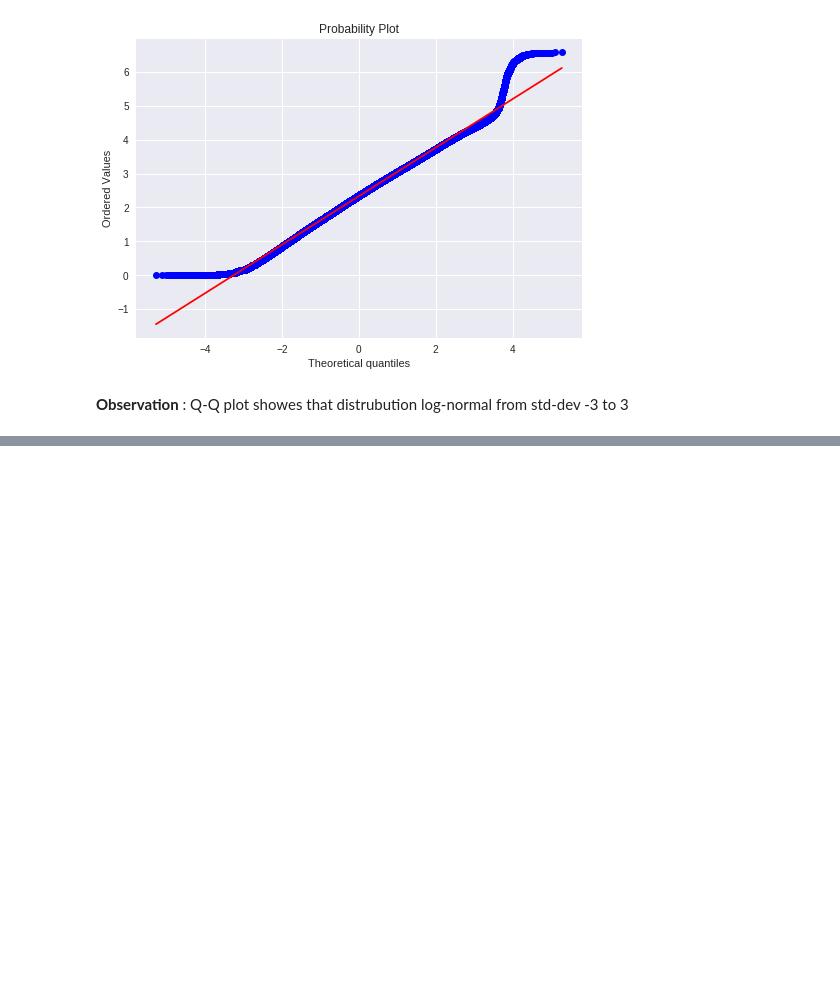
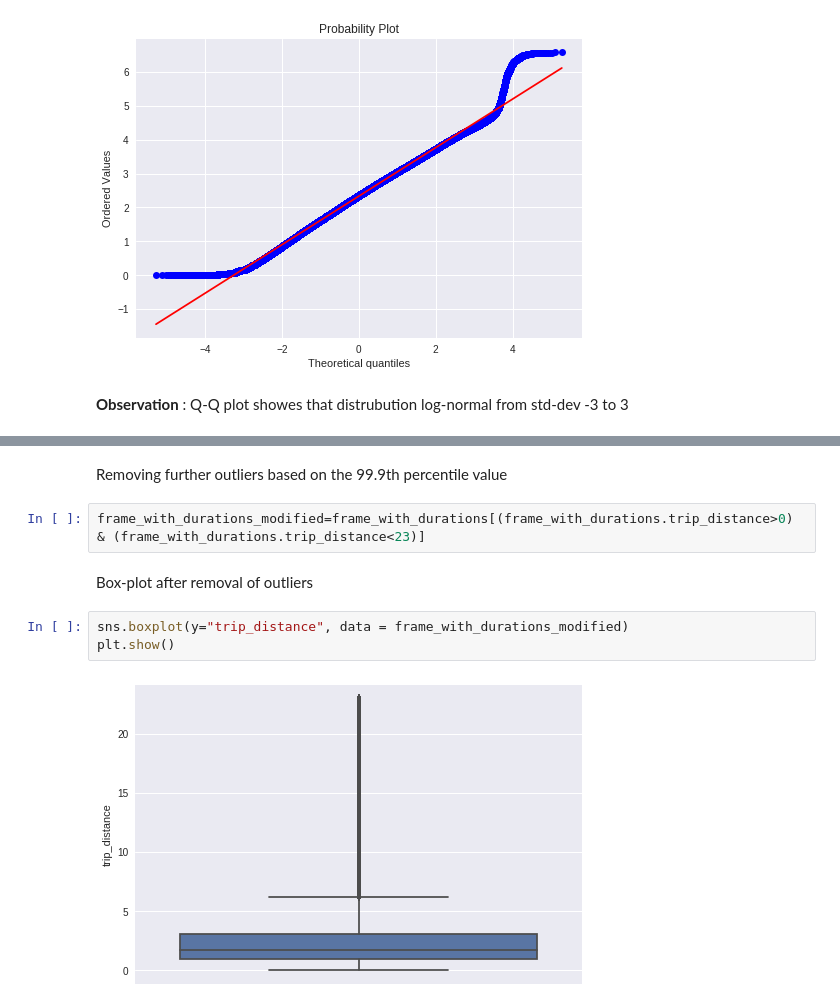
Before and after one commit to hemantmehra/Yellow-Taxi-Demand-Prediction-In-NYC, a Jupyter notebook: Yellow_Taxi_Demand_NYC.ipynb, the cells around one changed output, grey strips where cells are left out. Saved outputs shown, nothing was run; the diff lists cells and outputs as text; blank space fills up the shorter version.

```diff
--- a/Yellow_Taxi_Demand_NYC.ipynb
+++ b/Yellow_Taxi_Demand_NYC.ipynb
@@ -362,0 +496,11 @@ plt.show()
+# %% [markdown]
+Removing further outliers based on the 99.9th percentile value
+# %%
+frame_with_durations_modified=frame_with_durations[(frame_with_durations.trip_distance>0) & (frame_with_durations.trip_distance<23)]
+# %% [markdown]
+Box-plot after removal of outliers
+# %%
+sns.boxplot(y="trip_distance", data = frame_with_durations_modified)
+plt.show()
+# %% [output]
+[figure, added]
```
Also changed, not shown: parts of 25 cells of this notebook.
